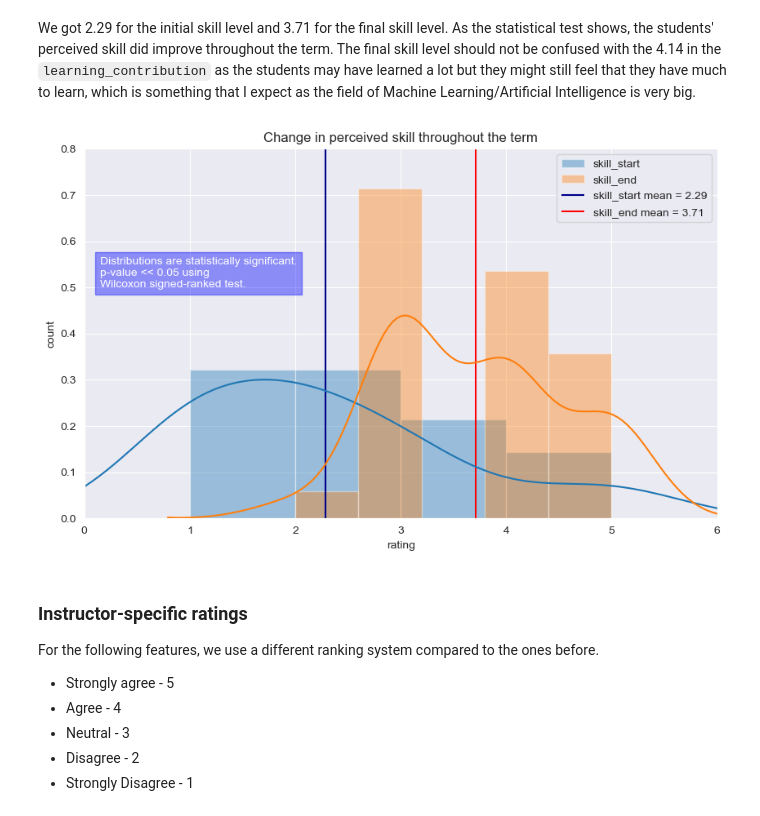
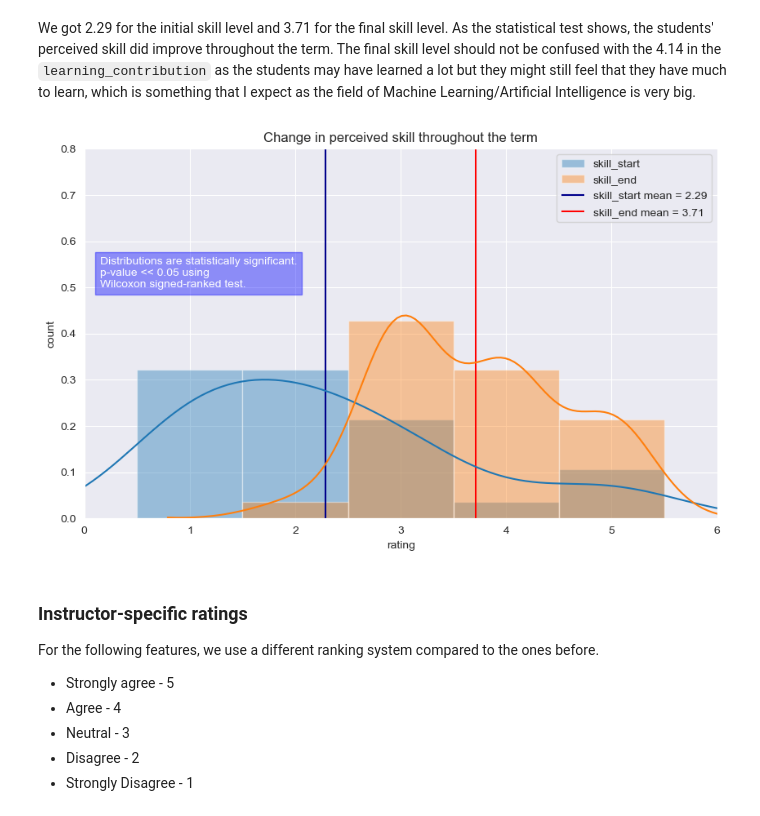
Before and after one commit to Cyntwikip/Pet-Projects, a Jupyter notebook: machlrn_feedback/Feedback Analysis.ipynb, the cells around one changed output. Drawn from its saved outputs; the diff is of its cells as text; code cells hidden in the pictures.

Commit message:
Fix graphs and writeup in ML Feedback Analysis

```diff
--- a/machlrn_feedback/Feedback Analysis.ipynb
+++ b/machlrn_feedback/Feedback Analysis.ipynb
@@ -189,24 +189,24 @@ Alternative hypothesis: There is a noticeable change in the distribution.
 We got 2.29 for the initial skill level and 3.71 for the final skill level. As the statistical test shows, the students' perceived skill did improve throughout the term. The final skill level should not be confused with the 4.14 in the `learning_contribution` as the students may have learned a lot but they might still feel that they have much to learn, which is something that I expect as the field of Machine Learning/Artificial Intelligence is very big.
 # %%
 fig, ax = plt.subplots(1,1, figsize=(10,6), dpi=100)
-sns.distplot(df['skill_start'], ax=ax, label='skill_start')
-sns.distplot(df['skill_end'], ax=ax, label='skill_end')
+sns.distplot(df['skill_start'], bins=[0.5,1.5,2.5,3.5,4.5,5.5], ax=ax, label='skill_start')
+sns.distplot(df['skill_end'], bins=[0.5,1.5,2.5,3.5,4.5,5.5], ax=ax, label='skill_end')
 plt.ylabel('count')
 plt.xlabel('rating')
 plt.xlim(0, 6)
 plt.ylim(0, 0.8)
 
 plt.vlines(df['skill_start'].mean(), ymin=0, ymax=1, colors='darkblue', linestyles='solid', label=f"skill_start mean = {df['skill_start'].mean():.2f}")
 plt.vlines(df['skill_end'].mean(), ymin=0, ymax=1, colors='red', linestyles='solid', label=f"skill_end mean = {df['skill_end'].mean():.2f}")
 
 t = plt.text(0.15, 0.5, f'Distributions are statistically significant.\np-value << 0.05 using \nWilcoxon signed-ranked test.', c='white')
 t.set_bbox(dict(facecolor='blue', alpha=0.4, edgecolor='blue'))
 
 plt.title('Change in perceived skill throughout the term')
 plt.legend()
 plt.show()
 # %% [output]
-[figure, old version]
+[figure, new version]
 # %% [markdown]
 ### Instructor-specific ratings
 
```
Also changed, not shown: parts of 4 cells of this notebook.
